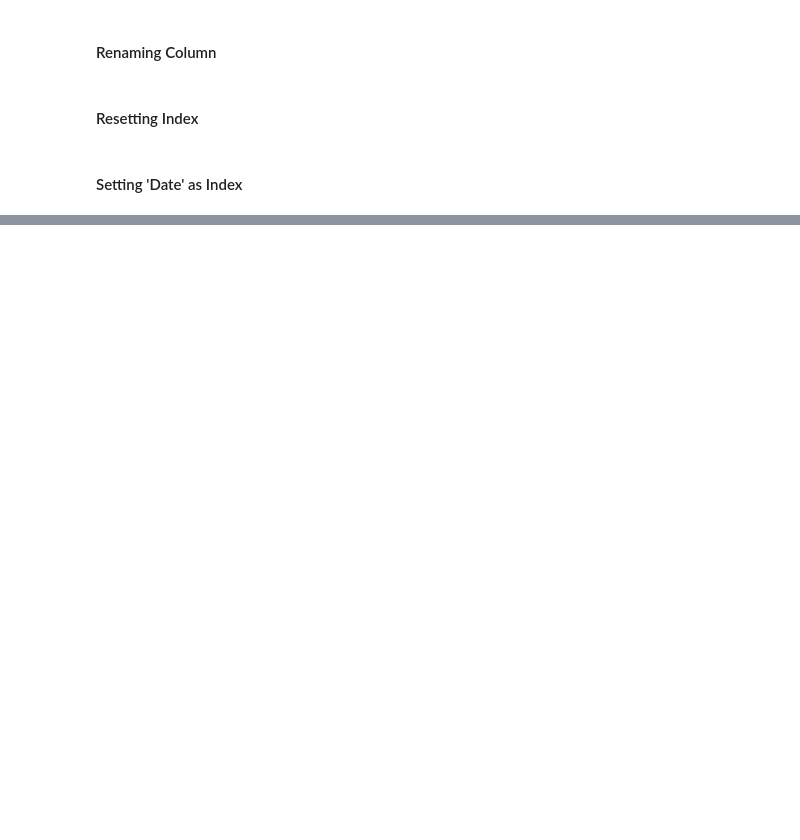
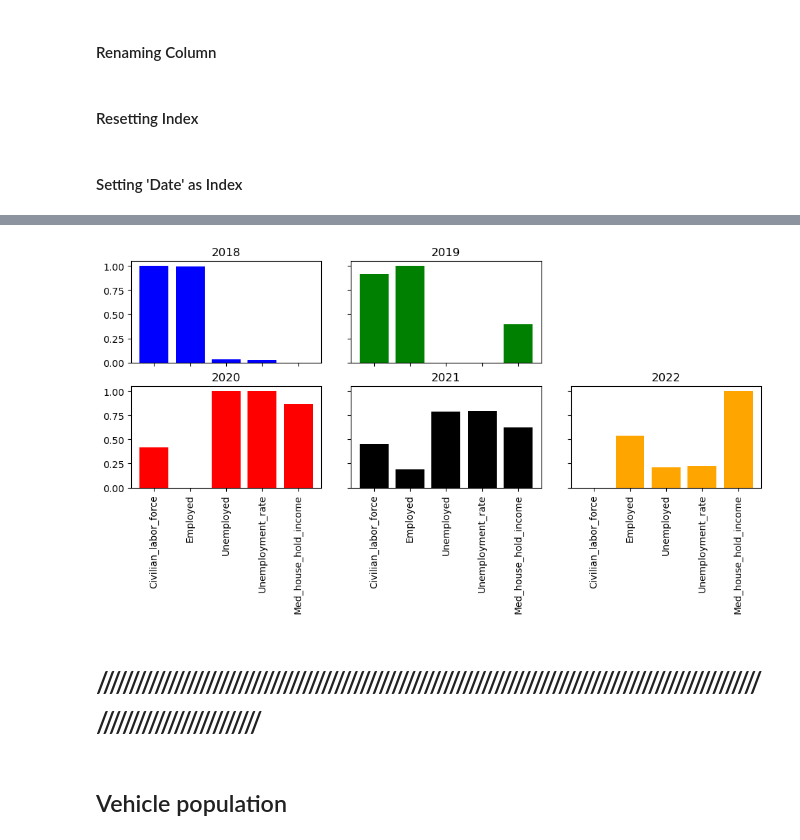
Before and after one commit to heidthecamp/CU-VIRT-AI-PT-03-2024-U-LOLC-PROJECT-1, a Jupyter notebook: Bronx_income.ipynb, the cells around one changed output, grey strips where cells are left out. Saved outputs shown, nothing was run; the diff lists cells and outputs as text; code cells hidden in the pictures; blank space fills up the shorter version.

```diff
--- a/Bronx_income.ipynb
+++ b/Bronx_income.ipynb
@@ -192,5 +193,4 @@ path_1 = 'C:\\Users\\Chris\\Desktop\\Columbia\\Project_1\\CU-VIRT-AI-PT-03-2024-
 # %%
-med_df = pd.read_csv(path_1)
 med_df.head()
 # %% [output]
 |  | DATE | MHINY36005A052NCEN |
@@ -258,3 +258,9 @@ df_Bronx.reset_index(inplace=True)
 #### Setting 'Date' as Index
 # %%
 df_Bronx.set_index('Date',inplace=True)
+df_Bronx.set_index(df_Bronx.index.year,inplace = True)
+
+# Dropping 'State', 'Area_Name' columns
+df_Bronx.drop(columns = ['State', 'Area_Name'],inplace=True)
+
+df_Bronx.head()
@@ -295,0 +275,5 @@ plt.show()
+# %%
+df_Bronx['Med_house_hold_income'] = df_Bronx['Med_house_hold_income'].astype('int')
+# %%
+normd_df=(df_Bronx-df_Bronx.min())/(df_Bronx.max()-df_Bronx.min())
+normd_df.head()
@@ -295,0 +288,33 @@ plt.show()
+# %%
+fig,ax = plt.subplots(nrows = 2, ncols = 3,sharex=True,sharey=True,figsize=(10,4))
+fig.tight_layout(pad=1.5)
+
+ax[0,0].bar(normd_df.columns,normd_df.loc[2018].values,color = 'blue')
+ax[0,0].set_title('2018')
+
+
+ax[0,1].bar(normd_df.columns,normd_df.loc[2019].values,color = 'green')
+ax[0,1].set_title('2019')
+ax[0,1].tick_params(labelrotation=90)
+
+ax[1,0].bar(normd_df.columns,normd_df.loc[2020].values,color = 'red')
+ax[1,0].set_title('2020')
+ax[1,0].set_xticklabels(normd_df.columns, rotation=90)
+
+ax[1,1].bar(normd_df.columns,normd_df.loc[2021].values,color = 'black')
+ax[1,1].set_title('2021')
+ax[1,1].set_xticklabels(normd_df.columns, rotation=90)
+
+ax[1,2].bar(normd_df.columns,normd_df.loc[2022].values,color = 'orange')
+ax[1,2].set_title('2022')
+ax[1,2].set_xticklabels(normd_df.columns, rotation=90)
+
+fig.delaxes(ax[0,2])
+
+plt.show()
+# %% [output]
+[figure, added]
+# %% [markdown]
+# ////////////////////////////////////////////////////////////////////////////////////////////////////////////////////////////////
+# %% [markdown]
+## Vehicle population
```
Also changed, not shown: parts of 29 cells of this notebook, 16 other files.
